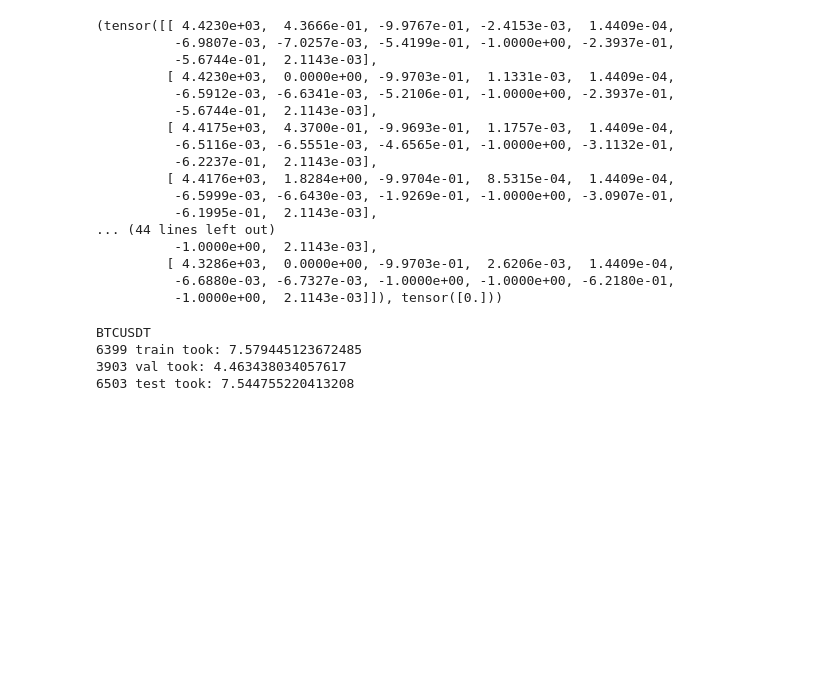
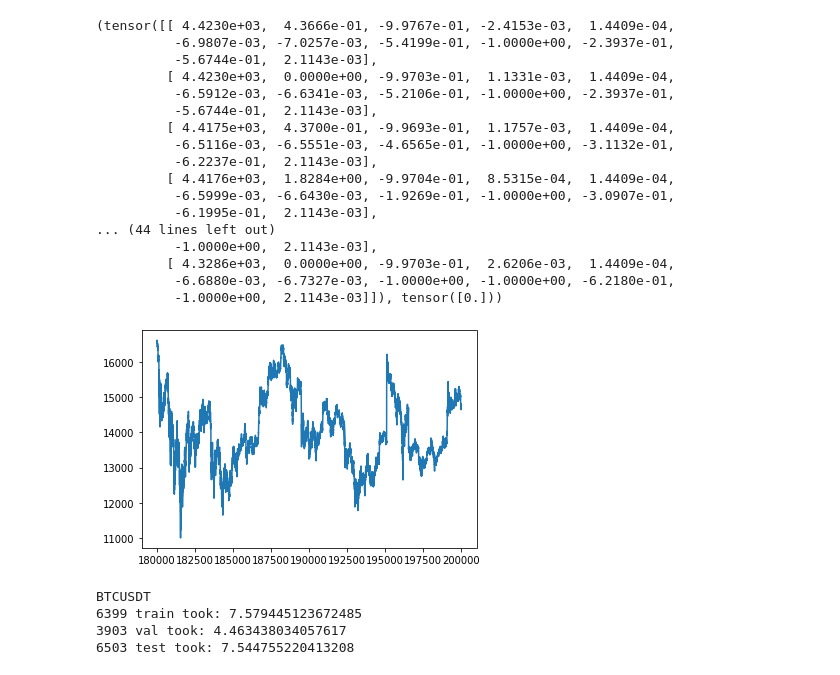
Before and after one commit to gabe-heim/bender, a Jupyter notebook: project.ipynb, the cells around one changed output. Drawn from its saved outputs; the diff is of its cells as text; code cells hidden in the pictures; blank space fills up the shorter version.

```diff
--- a/project.ipynb
+++ b/project.ipynb
@@ -469,6 +468,13 @@ ObjectBlock: slice(0, 2, 1), 2 x 15589, dtype: object, '_item_cache': {1: 0
          [ 4.3286e+03,  0.0000e+00, -9.9703e-01,  2.6206e-03,  1.4409e-04,
           -6.6880e-03, -6.7327e-03, -1.0000e+00, -1.0000e+00, -6.2180e-01,
           -1.0000e+00,  2.1143e-03]]), tensor([0.]))
+# %%
+start = 180000
+df = pd.read_csv(f'/Users/gabeheim/documents/concatenated_price_data/BTCUSDT.csv', index_col=False)
+plt.plot(df.index[start:start+20000], df.Close[start:start+20000])
+plt.show()
+# %% [output]
+[figure, added]
 # %%
 def normalize_sequence_columns(sequence_label, range=(-1, 1), indices=list(range(len(chosen_dependent)))):
     sequence, label = sequence_label
```
Also changed, not shown: parts of 13 cells of this notebook, 1 other file.
